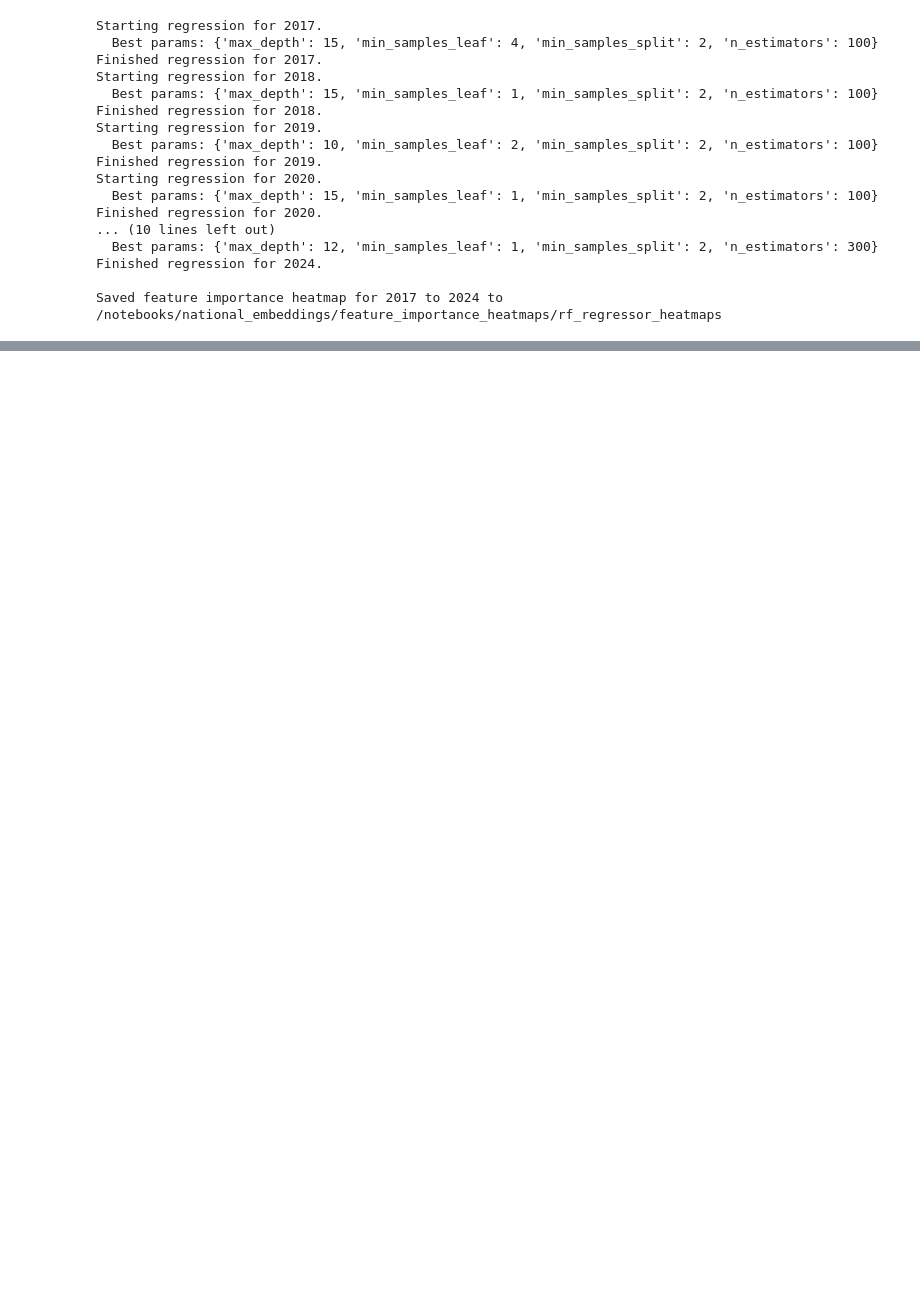
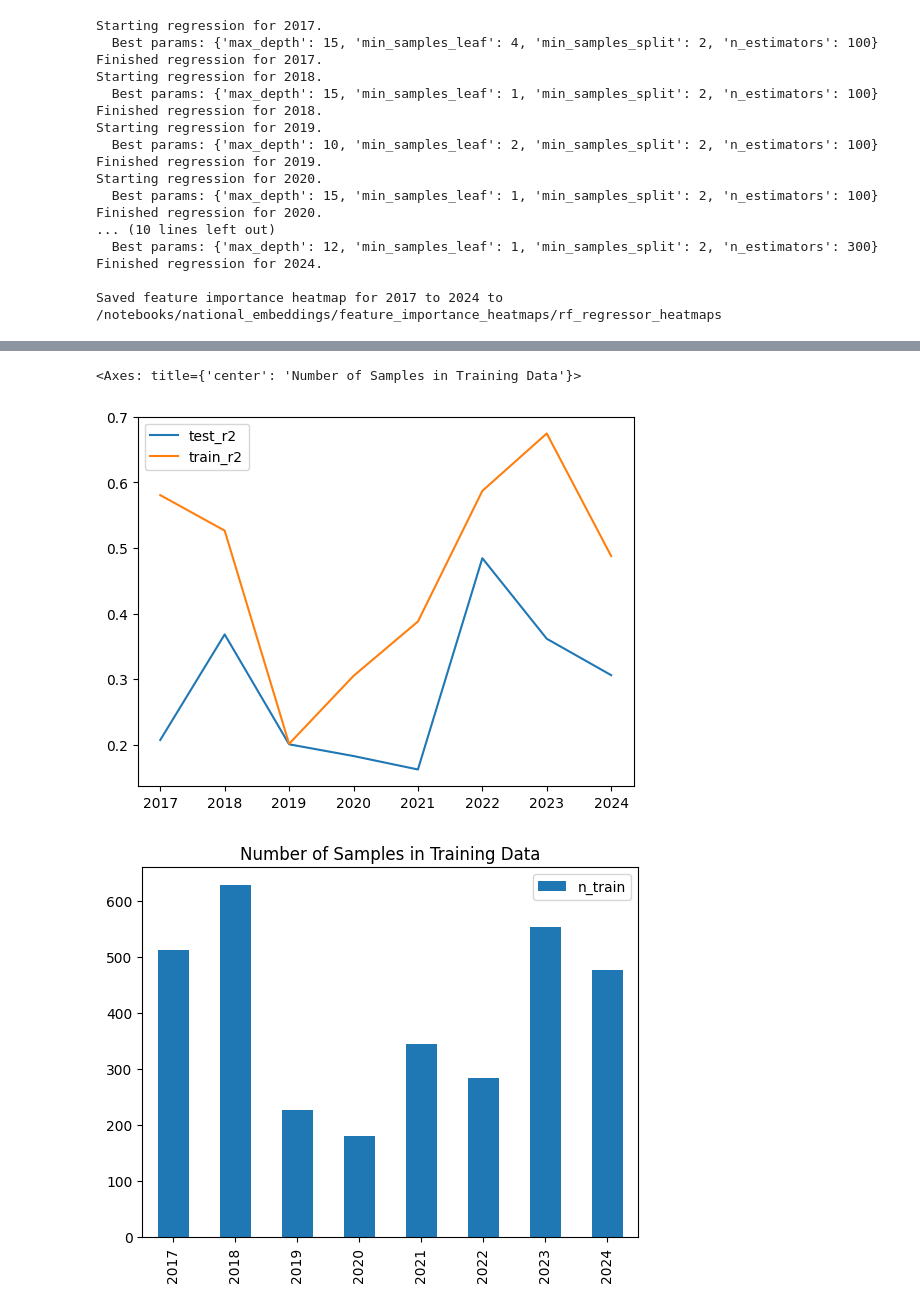
Before and after one commit to Amoreno73/wnv_embeddings, a Jupyter notebook: notebooks/national_embeddings/wnv_analysis.ipynb, the cells around one changed output, grey strips where cells are left out. Drawn from its saved outputs; the diff is of its cells as text; code cells hidden in the pictures; blank space fills up the shorter version.

```diff
--- a/notebooks/national_embeddings/wnv_analysis.ipynb
+++ b/notebooks/national_embeddings/wnv_analysis.ipynb
@@ -1361,0 +1405,8 @@ with open('./pickle_objects/clf_and_svr_model_objects.pkl', 'wb') as file:
+# %%
+stage2_svr = pd.DataFrame(model_results["stage2_svr"]).T
+stage2_svr[["test_r2", "train_r2"]].plot()
+stage2_svr[["n_train"]].plot.bar(title="Number of Samples in Training Data")
+# %% [output]
+<Axes: title={'center': 'Number of Samples in Training Data'}>
+[figure, added]
+[figure, added]
```
Also changed, not shown: parts of 35 cells of this notebook, 5 other files.
